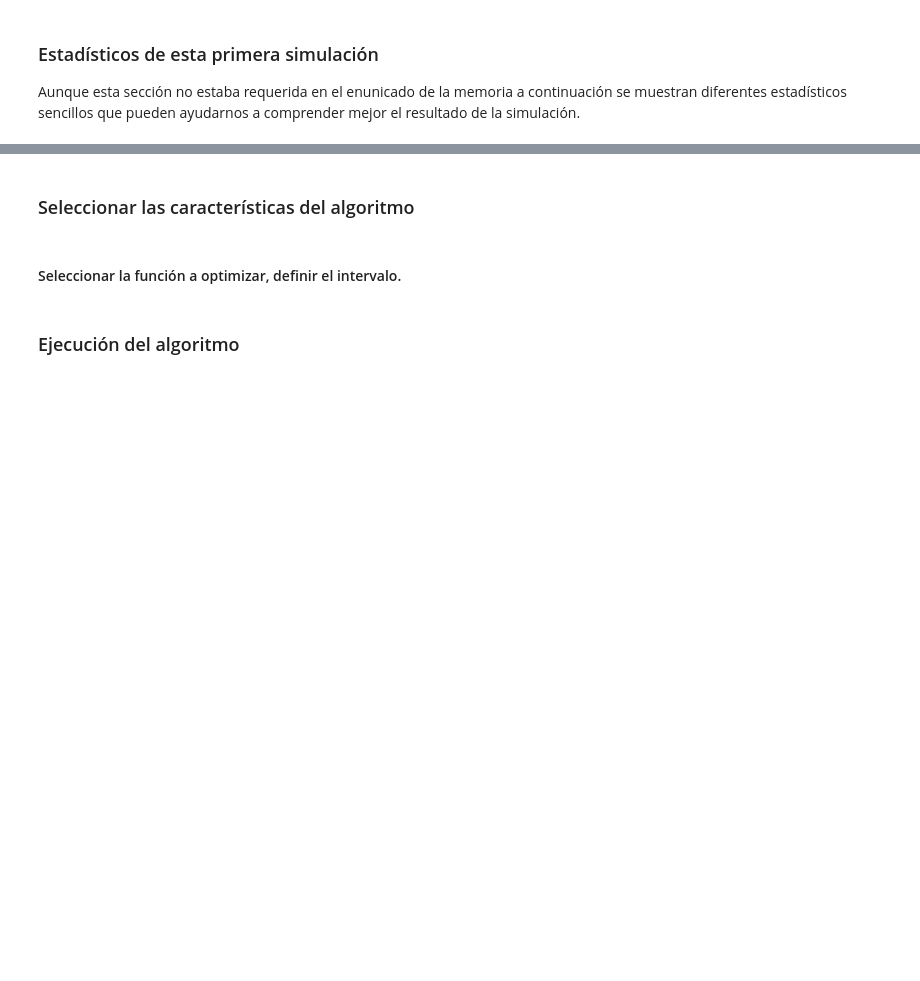
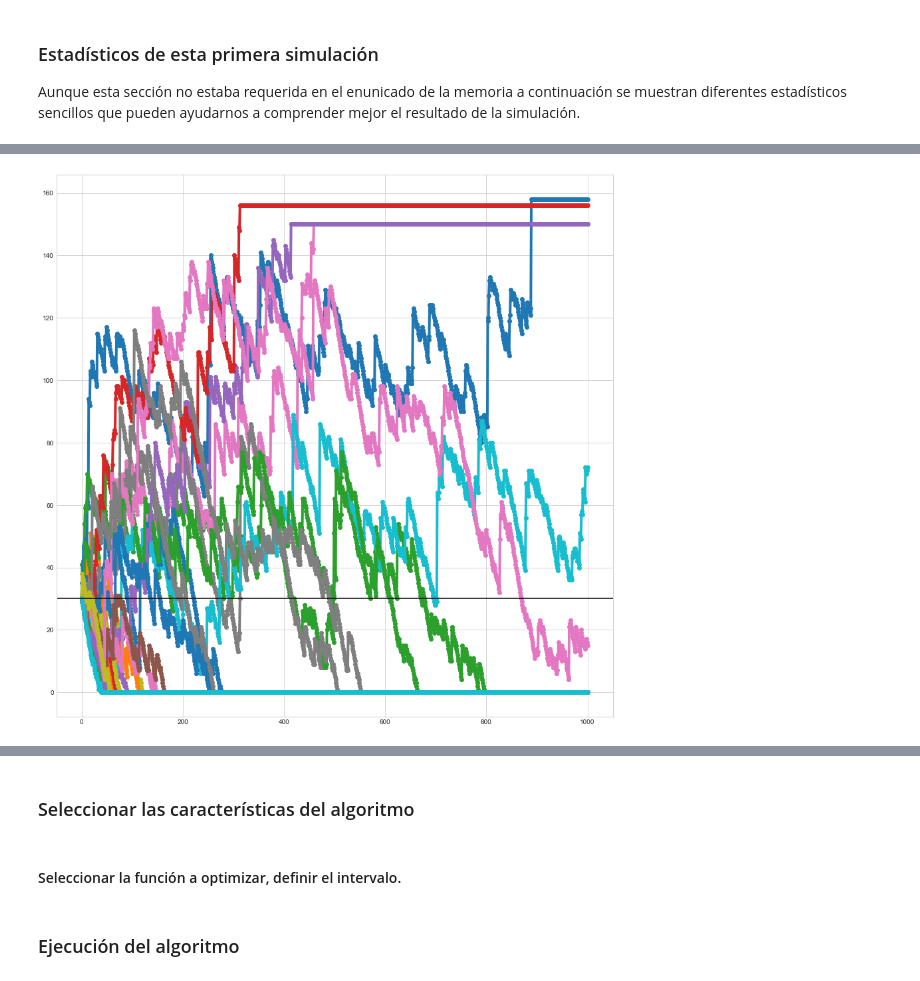
Before and after one commit to scaverod/GamblingMarkovChain, a Jupyter notebook: enunciado.ipynb, the cells around one changed output, grey strips where cells are left out. Drawn from its saved outputs; the diff is of its cells as text; code cells hidden in the pictures; blank space fills up the shorter version.

```diff
--- a/enunciado.ipynb
+++ b/enunciado.ipynb
@@ -286,0 +307,4 @@ import numpy as np
+# %%
+plot_chips_evolution(chips)
+# %% [output]
+[figure, added]
```
Also changed, not shown: parts of 18 cells of this notebook.
